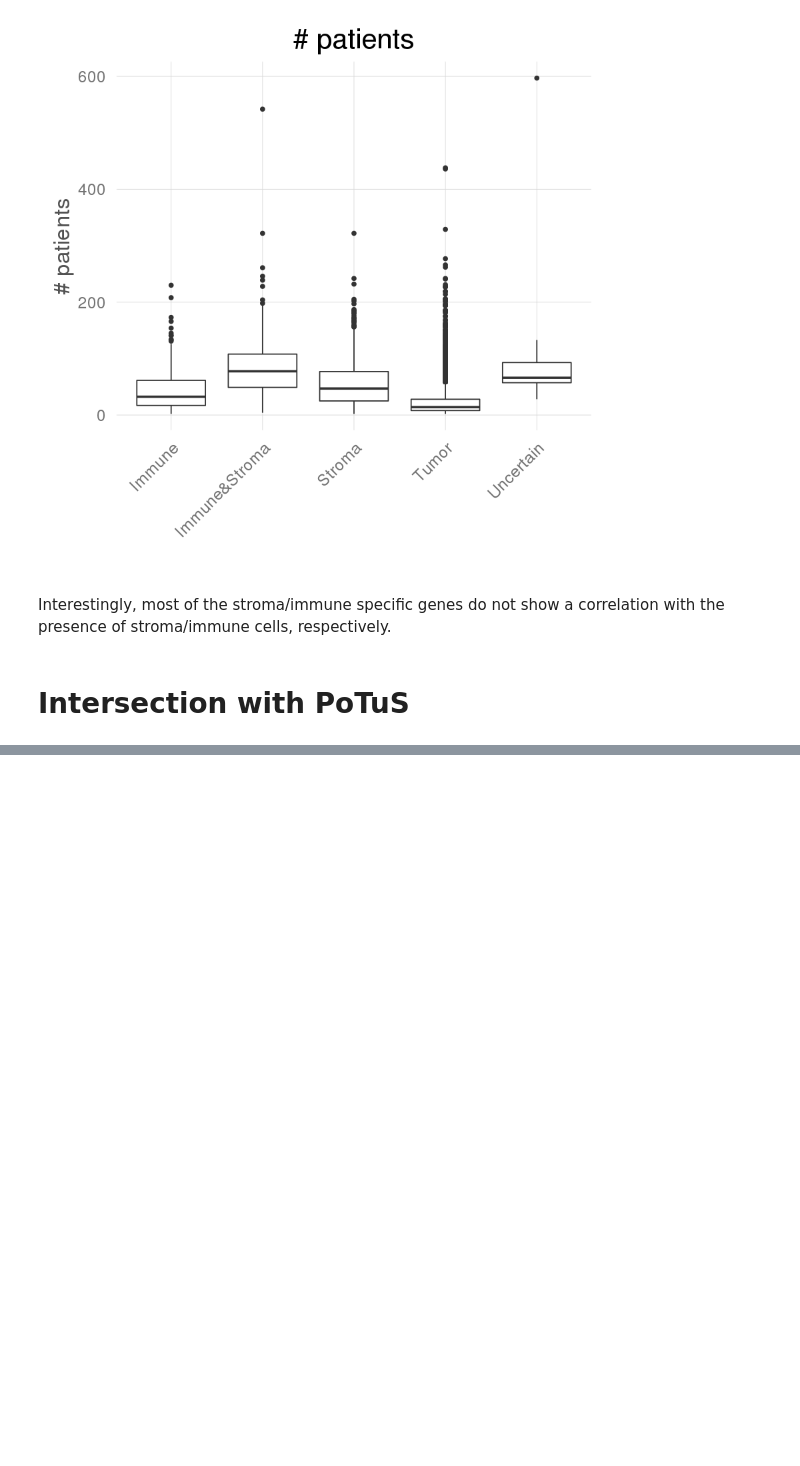
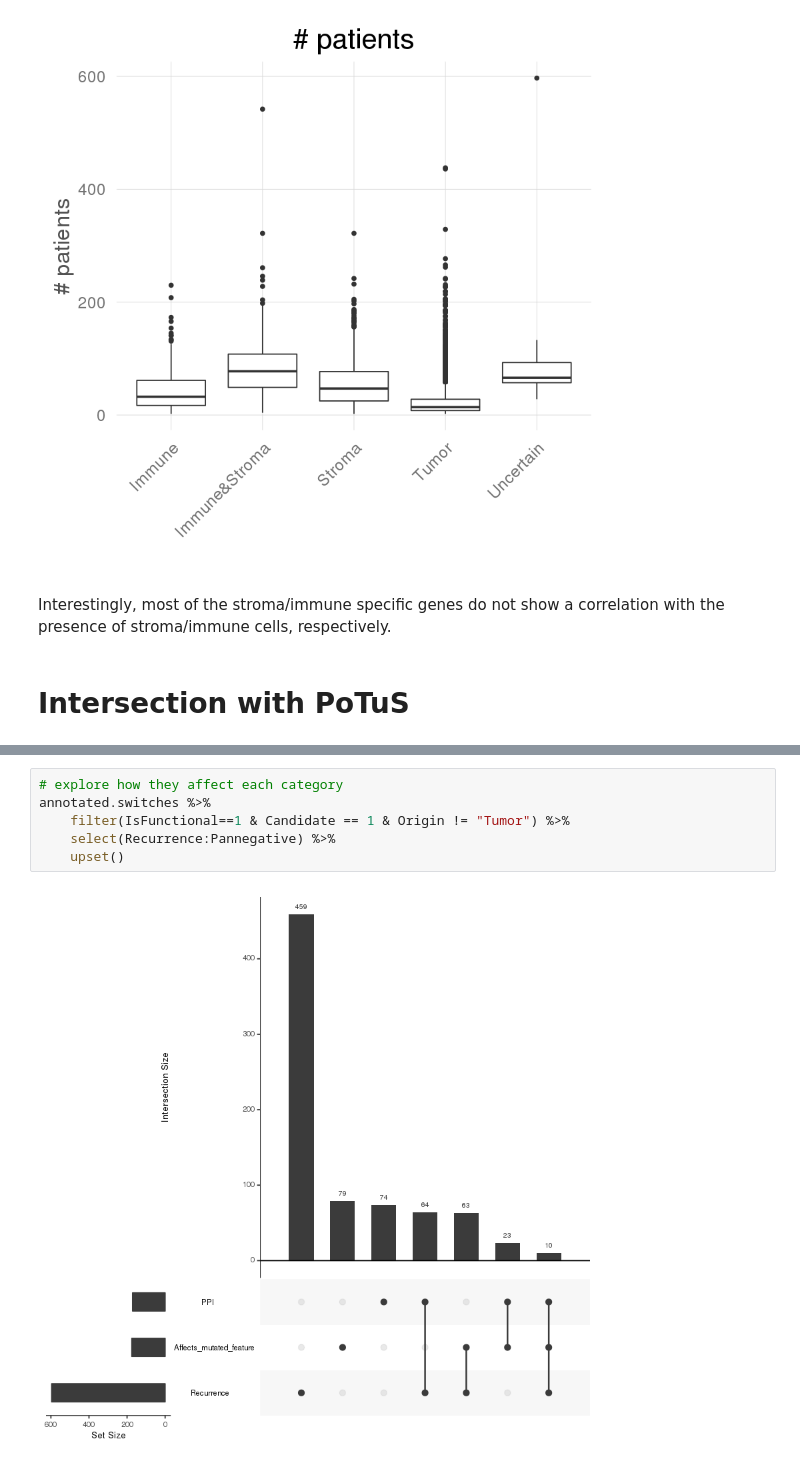
Before and after one commit to hclimente/smartas, a Jupyter notebook: switches/immune_analysis.ipynb, the cells around one changed output, grey strips where cells are left out. Cells and saved outputs as stored; diff of their text form; blank space fills up the shorter version.

```diff
--- a/switches/immune_analysis.ipynb
+++ b/switches/immune_analysis.ipynb
@@ -162,0 +172,8 @@ annotated.switches %>%
+# %%
+# explore how they affect each category
+annotated.switches %>%
+    filter(IsFunctional==1 & Candidate == 1 & Origin != "Tumor") %>%
+    select(Recurrence:Pannegative) %>%
+    upset()
+# %% [output]
+[figure, added]
```
Also changed, not shown: parts of 7 cells of this notebook.
